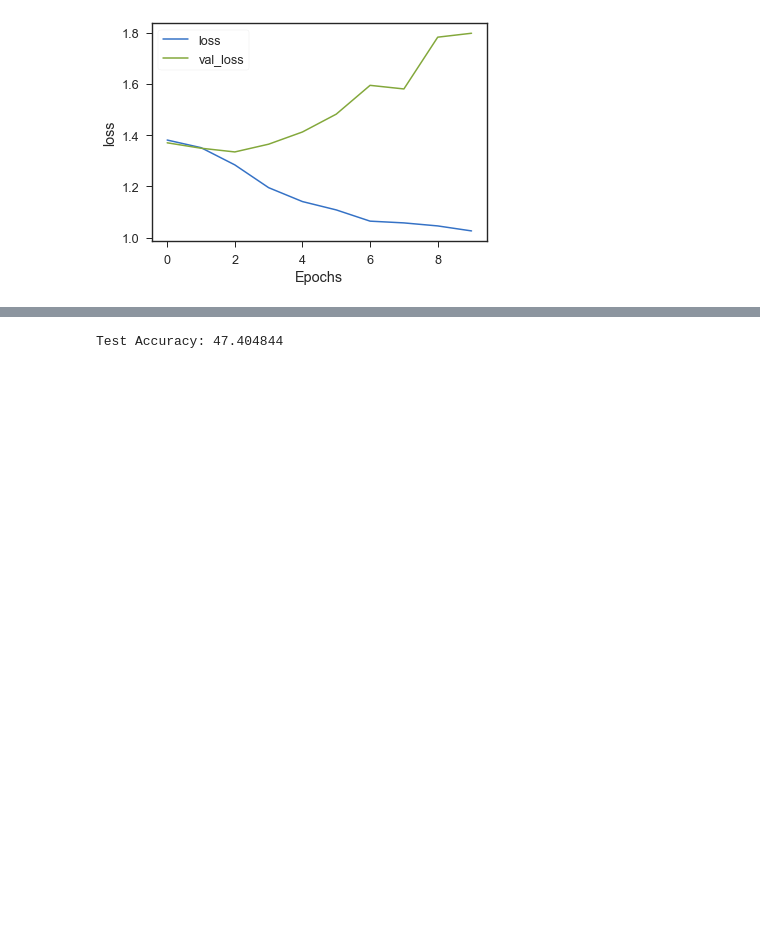
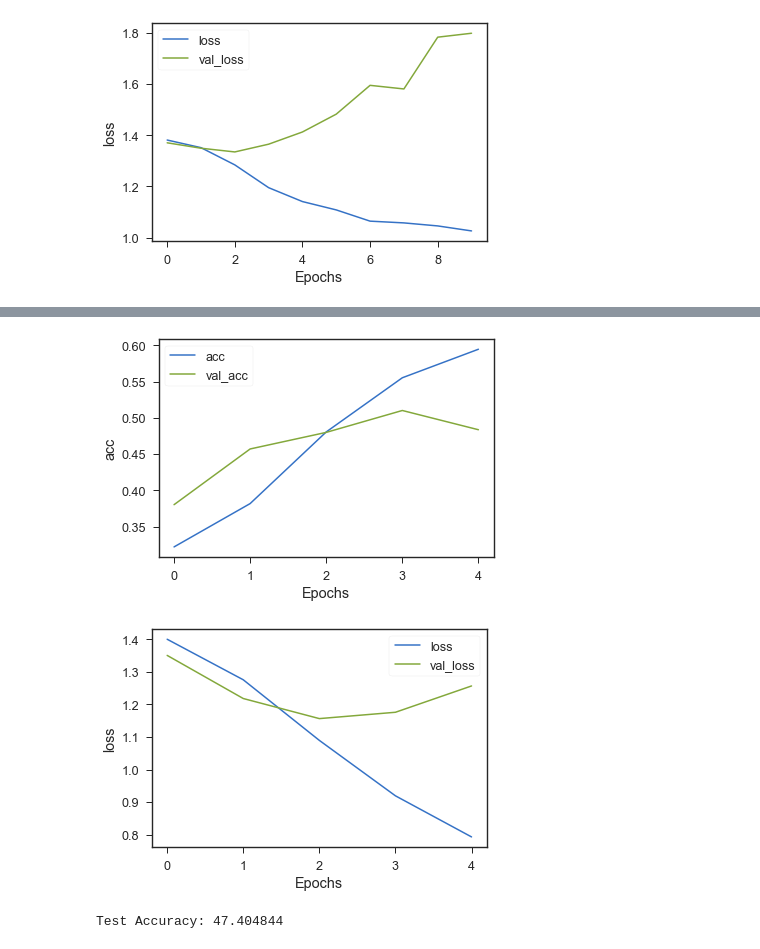
Before and after one commit to p-szymo/poetry_genre_classifier, a Jupyter notebook: word_embeddings_modeling_notebook.ipynb, the cells around one changed output, grey strips where cells are left out. Cells and saved outputs as stored; diff of their text form; code cells hidden in the pictures; blank space fills up the shorter version.

```diff
--- a/word_embeddings_modeling_notebook.ipynb
+++ b/word_embeddings_modeling_notebook.ipynb
@@ -87,7 +91,7 @@ X = df[['num_lines', 'avg_len_line', 'sentiment_polarity_score', 'sentiment_subj
 y = df['genre']
 # %%
 # train-test split
-X_train, X_test, y_train, y_test = train_test_split(X, y, test_size=0.33, stratify=y, random_state=42)
+X_train, X_test, y_train, y_test = train_test_split(X, y, stratify=y, random_state=42)
 print(X_train.shape, y_train.shape)
 print(X_test.shape, y_test.shape)
 # %% [output]
@@ -278,0 +255,15 @@ plot_graphs(history, "loss")
+# %%
+# define model
+model = Sequential()
+model.add(Embedding(vocab_size, 100, input_length=max_length))
+# # CUSTOM ADD
+model.add(Dropout(0.25))
+# # CUSTOM KERNEL
+model.add(Conv1D(filters=128, kernel_size=5, activation='relu'))
+model.add(MaxPooling1D(pool_size=2))
+model.add(Flatten())
+model.add(Dense(10, activation='relu'))
+# # CUSTOM ADD
+model.add(Dropout(0.25))
+model.add(Dense(4, activation='softmax'))
+print(model.summary())
@@ -278,0 +288,11 @@ plot_graphs(history, "loss")
+# %%
+# Set callback functions to early stop training and save the best model so far
+callbacks = [EarlyStopping(monitor='val_loss', patience=2),
+             ModelCheckpoint(filepath='data/best_model.h5', monitor='val_loss', save_best_only=True)]
+# %%
+# compile network
+model.compile(loss='sparse_categorical_crossentropy', optimizer='adam', metrics=['accuracy'])
+
+num_epochs = 10
+history = model.fit(Xtrain, ytrain, epochs=num_epochs, validation_data=(Xtest, ytest), callbacks=callbacks,
+                    verbose=2)
@@ -279,3 +311,9 @@ plot_graphs(history, "loss")
+# %%
+plot_graphs(history, "acc")
+plot_graphs(history, "loss")
+# %% [output]
+[figure, added]
+[figure, added]
 # %%
 # evaluate
 loss, acc = model.evaluate(Xtest, ytest, verbose=0)
```
Also changed, not shown: parts of 11 cells of this notebook, 2 other files.
